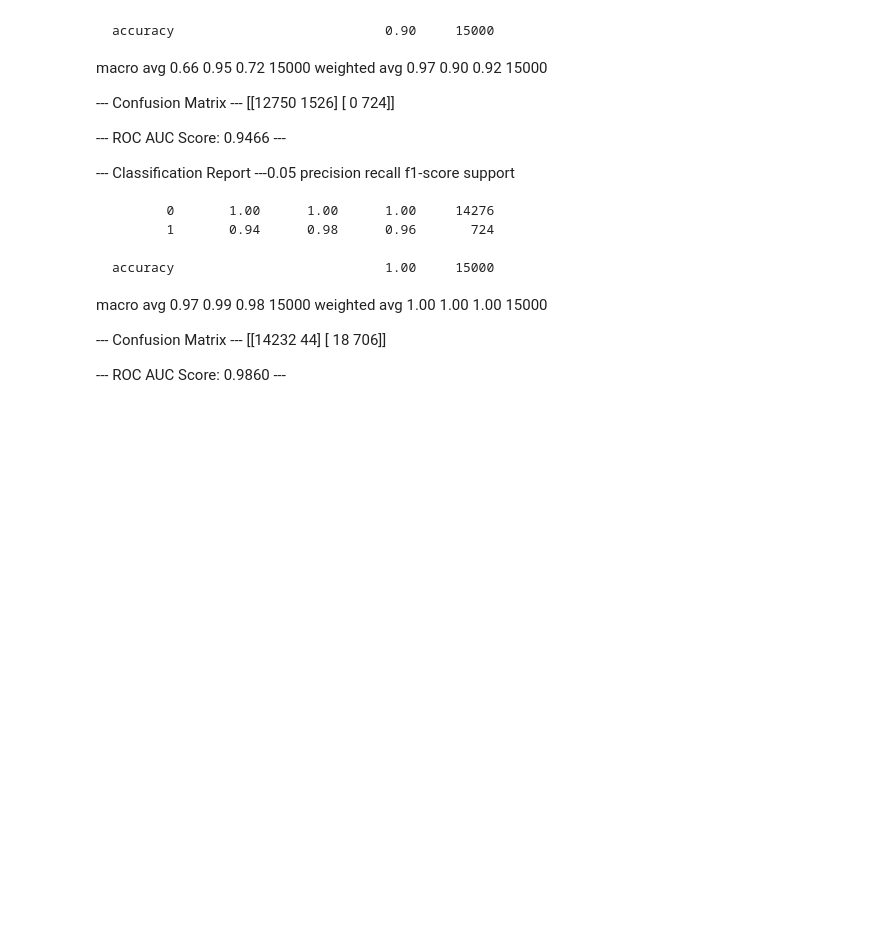
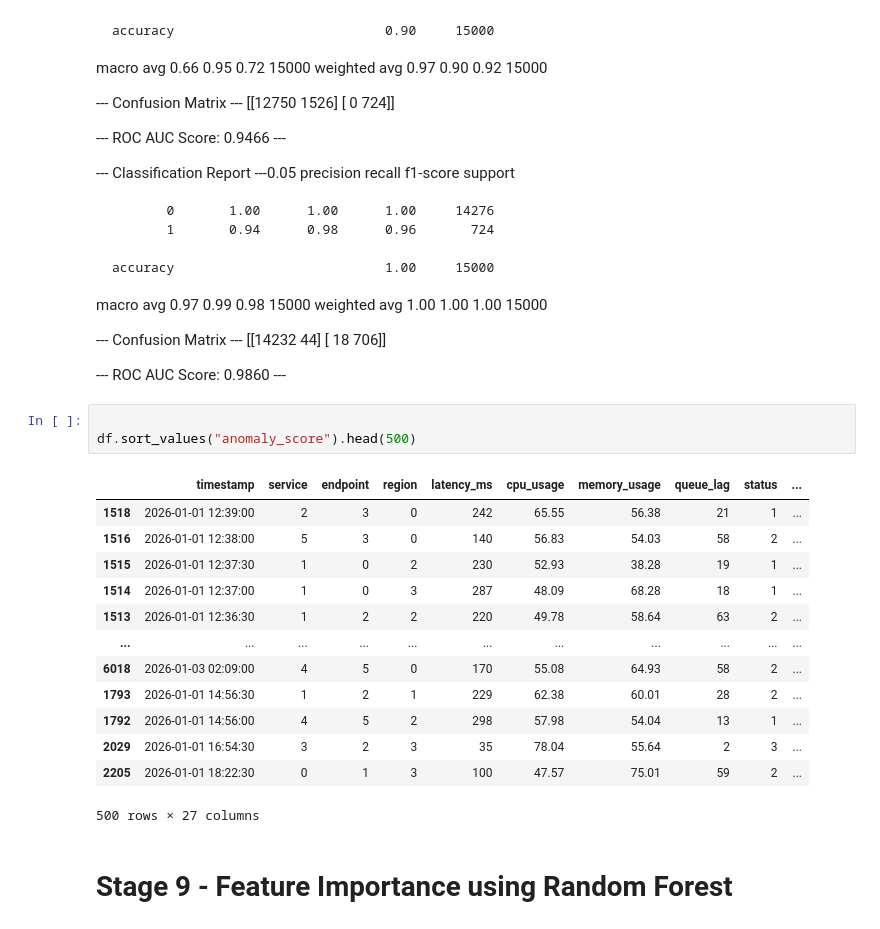
Before and after one commit to shubhiv02-learner/banking-log-anomaly-detection, a Jupyter notebook: notebooks/SentinelIQ.ipynb, the cells around one changed output. Cells and saved outputs as stored; diff of their text form; blank space fills up the shorter version.

```diff
--- a/notebooks/SentinelIQ.ipynb
+++ b/notebooks/SentinelIQ.ipynb
@@ -1629,3 +1646,22 @@ weighted avg       1.00      1.00      1.00     15000
  [   18   706]]
 
 --- ROC AUC Score: 0.9860 ---
+# %%
+
+df.sort_values("anomaly_score").head(500)
+# %% [output]
+|  | timestamp | service | endpoint | region | latency_ms | cpu_usage | memory_usage | queue_lag | status | ... |
+| 1518 | 2026-01-01 12:39:00 | 2 | 3 | 0 | 242 | 65.55 | 56.38 | 21 | 1 | ... |
+| 1516 | 2026-01-01 12:38:00 | 5 | 3 | 0 | 140 | 56.83 | 54.03 | 58 | 2 | ... |
+| 1515 | 2026-01-01 12:37:30 | 1 | 0 | 2 | 230 | 52.93 | 38.28 | 19 | 1 | ... |
+| 1514 | 2026-01-01 12:37:00 | 1 | 0 | 3 | 287 | 48.09 | 68.28 | 18 | 1 | ... |
+| 1513 | 2026-01-01 12:36:30 | 1 | 2 | 2 | 220 | 49.78 | 58.64 | 63 | 2 | ... |
+| ... | ... | ... | ... | ... | ... | ... | ... | ... | ... | ... |
+| 6018 | 2026-01-03 02:09:00 | 4 | 5 | 0 | 170 | 55.08 | 64.93 | 58 | 2 | ... |
+| 1793 | 2026-01-01 14:56:30 | 1 | 2 | 1 | 229 | 62.38 | 60.01 | 28 | 2 | ... |
+| 1792 | 2026-01-01 14:56:00 | 4 | 5 | 2 | 298 | 57.98 | 54.04 | 13 | 1 | ... |
+| 2029 | 2026-01-01 16:54:30 | 3 | 2 | 3 | 35 | 78.04 | 55.64 | 2 | 3 | ... |
+| 2205 | 2026-01-01 18:22:30 | 0 | 1 | 3 | 100 | 47.57 | 75.01 | 59 | 2 | ... |
+500 rows × 27 columns
+# %% [markdown]
+# **Stage 9 - Feature Importance using Random Forest**
```
Also changed, not shown: parts of 21 cells of this notebook.
